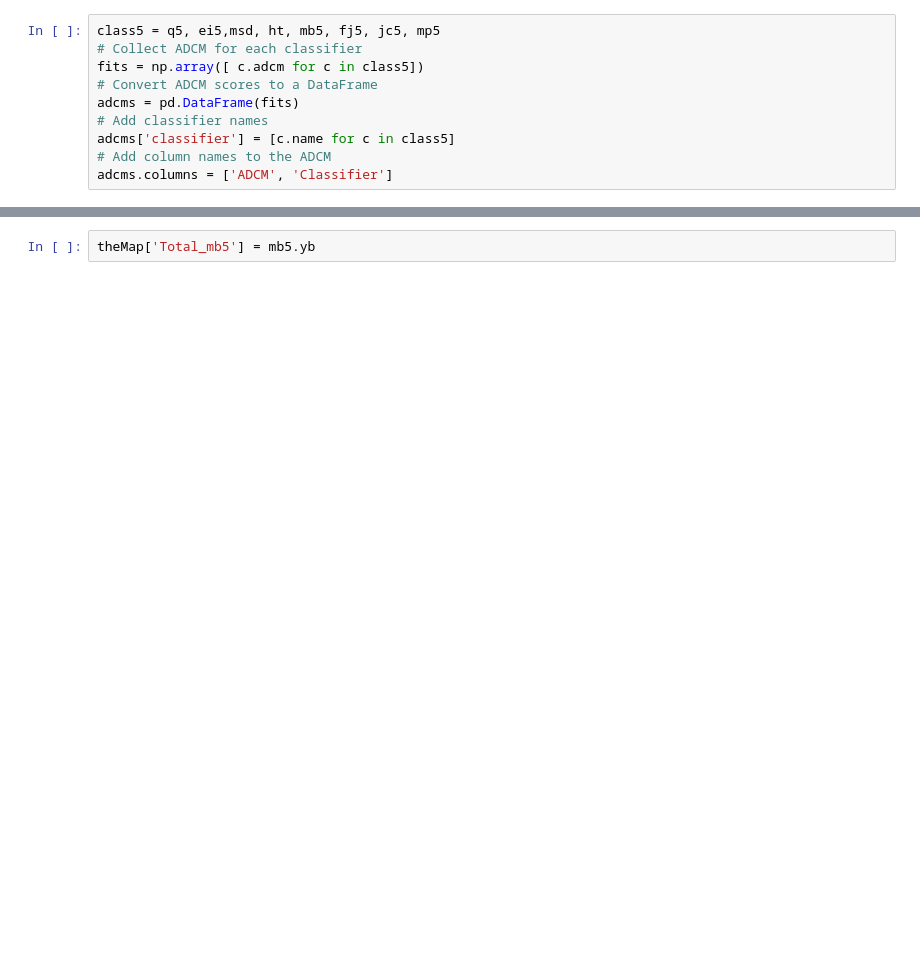
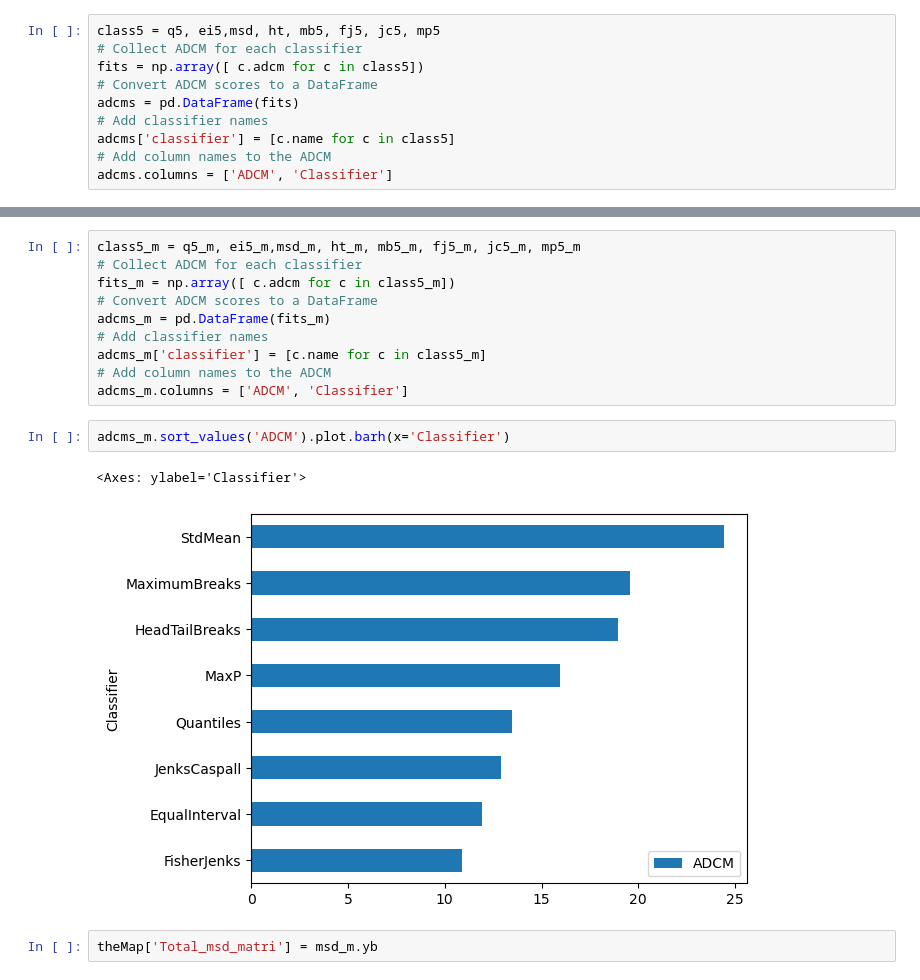
Before and after one commit to Proyecto-Magallanes/Dashboard, a Jupyter notebook: Mapas coloridos.ipynb, the cells around one changed output, grey strips where cells are left out. Cells and saved outputs as stored; diff of their text form; blank space fills up the shorter version.

```diff
--- a/Mapas coloridos.ipynb
+++ b/Mapas coloridos.ipynb
@@ -286,2 +176,17 @@ adcms.sort_values('ADCM').plot.barh(x='Classifier')
+# %%
+class5_m = q5_m, ei5_m,msd_m, ht_m, mb5_m, fj5_m, jc5_m, mp5_m
+# Collect ADCM for each classifier
+fits_m = np.array([ c.adcm for c in class5_m])
+# Convert ADCM scores to a DataFrame
+adcms_m = pd.DataFrame(fits_m)
+# Add classifier names
+adcms_m['classifier'] = [c.name for c in class5_m]
+# Add column names to the ADCM
+adcms_m.columns = ['ADCM', 'Classifier']
+# %%
+adcms_m.sort_values('ADCM').plot.barh(x='Classifier')
+# %% [output]
+<Axes: ylabel='Classifier'>
+[figure, added]
 # %%
-theMap['Total_mb5'] = mb5.yb
+theMap['Total_msd_matri'] = msd_m.yb
```
Also changed, not shown: parts of 42 cells of this notebook.
